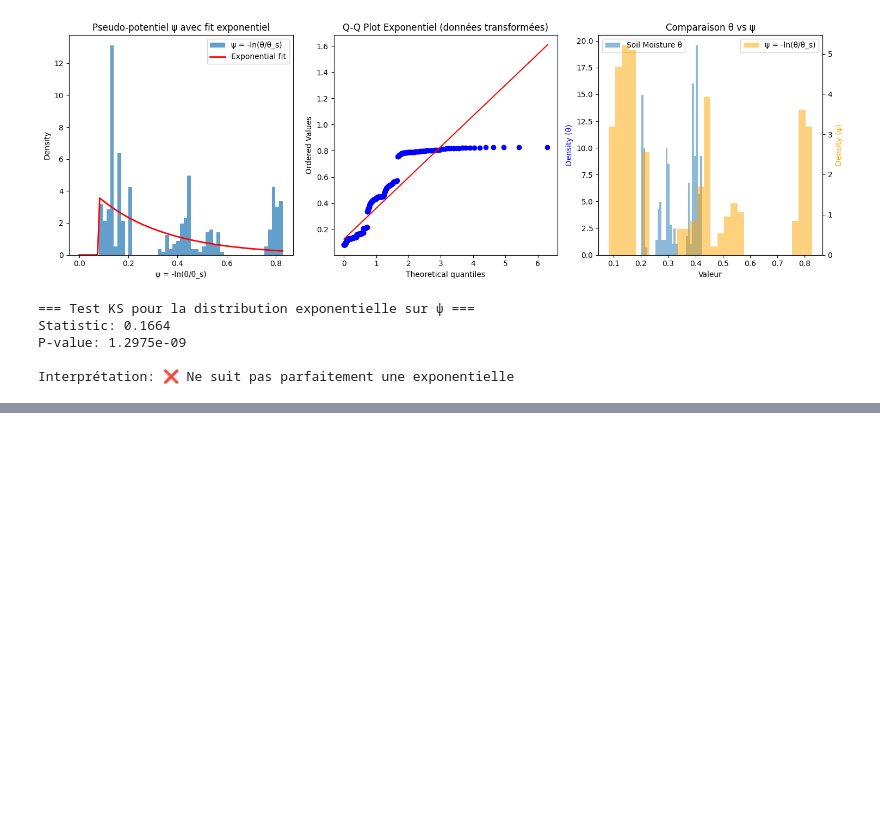
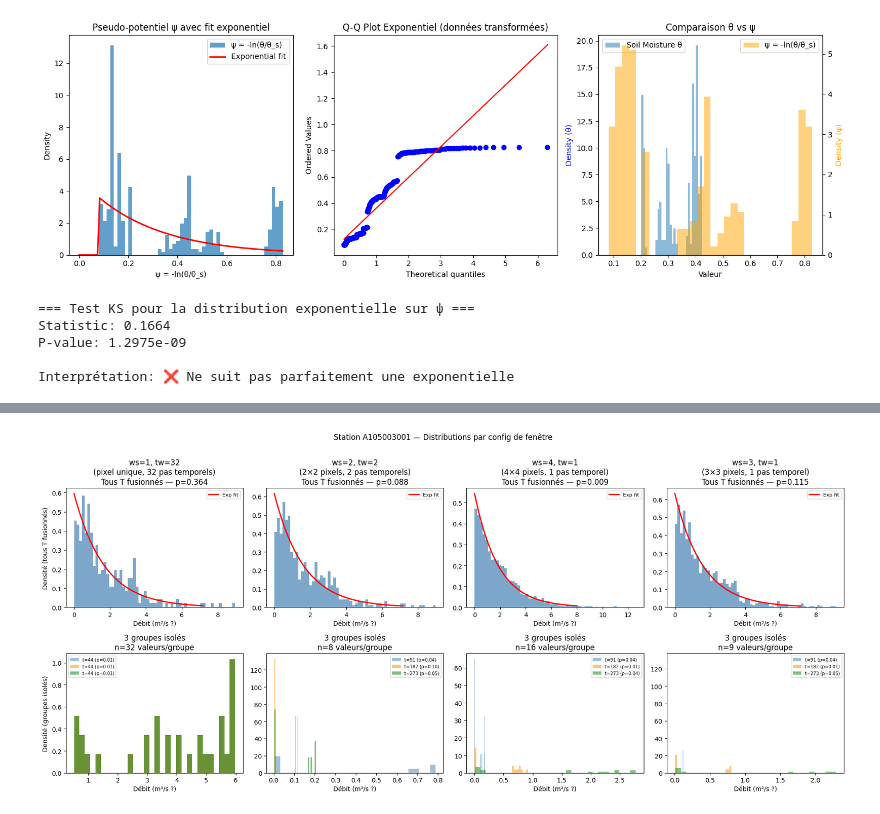
Before and after one commit to Matthieu-Gallet/WaSPS-DTW, a Jupyter notebook: notebooks/dev.ipynb, the cells around one changed output, grey strips where cells are left out. Cells and saved outputs as stored; diff of their text form; code cells hidden in the pictures; blank space fills up the shorter version.

```diff
--- a/notebooks/dev.ipynb
+++ b/notebooks/dev.ipynb
@@ -190,0 +481,68 @@ Interprétation: ❌ Ne suit pas parfaitement une exponentielle
+# %%
+# ── Histogrammes pour comprendre la forme des distributions ─────────────────
+# On compare ws=1/tw=1 (pixel pur), ws=1/tw=4, ws=5/tw=1, ws=5/tw=4
+
+configs = [
+    (1, 32,  "ws=1, tw=32\n(pixel unique, 32 pas temporels)"),
+    (2,2,  "ws=2, tw=2\n(2×2 pixels, 2 pas temporels)"),
+    (4, 1,  "ws=4, tw=1\n(4×4 pixels, 1 pas temporel)"),
+    (3, 1,  "ws=3, tw=1\n(3×3 pixels, 1 pas temporel)"),
+]
+
+fig, axes = plt.subplots(2, 4, figsize=(18, 8))
+
+# Choisir quelques groupes temporels représentatifs (ex. début, milieu, fin de série)
+window_ref = extract_window(data, lat_idx, lon_idx, 5, 4)
+T_ref = window_ref.shape[0]
+t_samples = [T_ref // 4, T_ref // 2, 3 * T_ref // 4]  # saisons différentes
+
+for col, (ws, tw, label) in enumerate(configs):
+    win = extract_window(data, lat_idx, lon_idx, ws, tw)
+    if win is None:
+        continue
+    T = win.shape[0]
+
+    # Ligne 0 : histogramme de tous les groupes temporels fusionnés
+    all_vals = win.ravel()
+    all_vals = all_vals[~np.isnan(all_vals)]
+    all_vals = all_vals[all_vals > 2.5]  # Exclure les valeurs nulles ou négatives
+    all_vals = all_vals - all_vals.min()  # Décaler pour test exponentiel
+
+    ax = axes[0, col]
+    ax.hist(all_vals, bins=60, density=True, alpha=0.7, color='steelblue')
+    lam = 1.0 / np.mean(all_vals)
+    x_fit = np.linspace(0, np.percentile(all_vals, 99), 200)
+    ax.plot(x_fit, stats.expon.pdf(x_fit, 0, 1/lam), 'r-', lw=2, label='Exp fit')
+    _, p_all = stats.kstest(all_vals, 'expon', args=(0, 1/lam))
+    ax.set_title(f"{label}\nTous T fusionnés — p={p_all:.3f}")
+    ax.legend(fontsize=8)
+
+    # Ligne 1 : histogrammes de 3 groupes temporels isolés
+    ax = axes[1, col]
+    colors = ['steelblue', 'darkorange', 'green']
+    ps = []
+    for k, t_idx in enumerate(t_samples):
+        if t_idx >= T:
+            t_idx = T - 1
+        x = win[t_idx].ravel()
+        x = x[~np.isnan(x)]
+        if len(x) < 3:
+            continue
+        lam_t = 1.0 / np.mean(x)
+        _, p_t = stats.kstest(x, 'expon', args=(0, 1/lam_t))
+        ps.append(p_t)
+        ax.hist(x, bins=30, density=True, alpha=0.5, color=colors[k],
+                label=f"t={t_idx} (p={p_t:.2f})")
+    ax.set_title(f"3 groupes isolés\nn={len(x)} valeurs/groupe")
+    ax.legend(fontsize=7)
+
+axes[0, 0].set_ylabel("Densité (tous T fusionnés)")
+axes[1, 0].set_ylabel("Densité (groupes isolés)")
+for ax in axes.ravel():
+    ax.set_xlabel("Débit (m³/s ?)")
+
+plt.suptitle(f"Station {station['code_station']} — Distributions par config de fenêtre", y=1.01)
+plt.tight_layout()
+plt.show()
+# %% [output]
+[figure, added]
```
Also changed, not shown: parts of 21 cells of this notebook, 5 other files.
